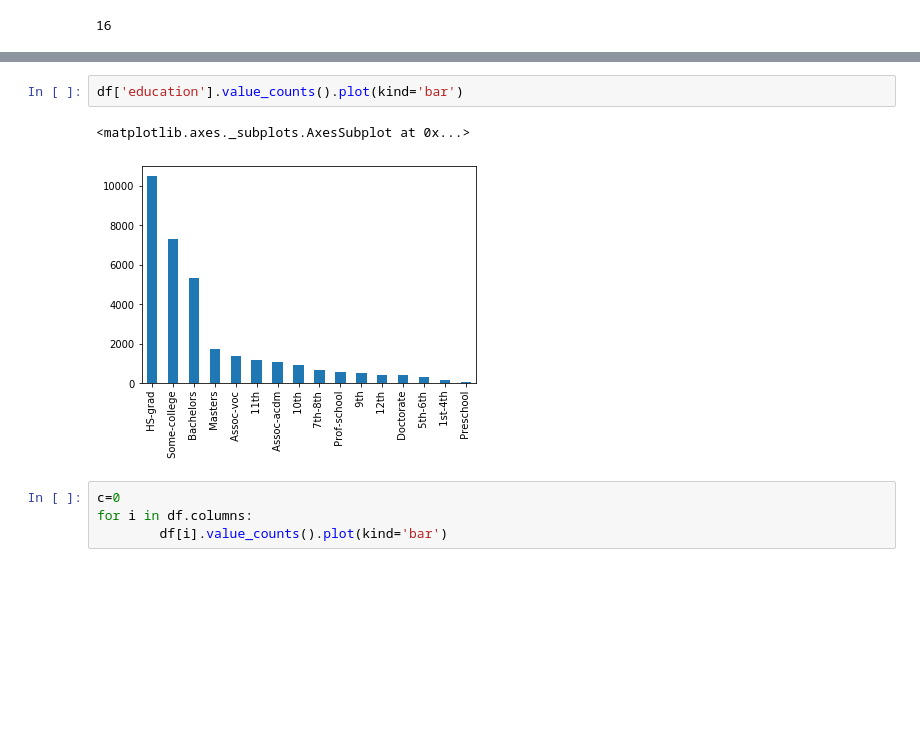
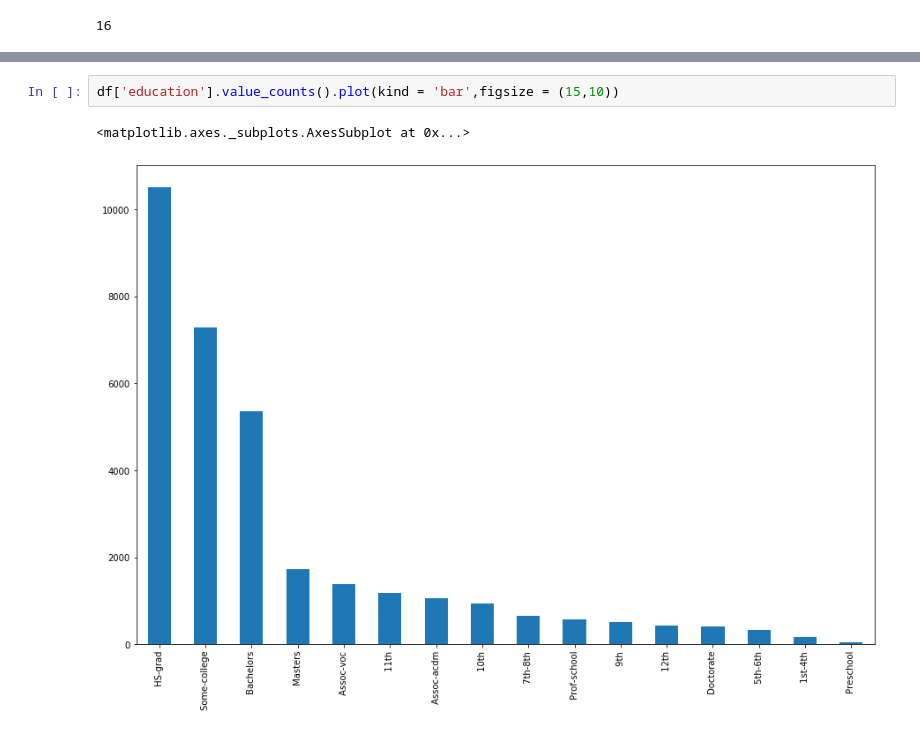
Before and after one commit to chandratop/IDS-Project, a Jupyter notebook: Untitled.ipynb, the cells around one changed output, grey strips where cells are left out. Cells and saved outputs as stored; diff of their text form; blank space fills up the shorter version.

Commit message:
Added some visualizations

```diff
--- a/Untitled.ipynb
+++ b/Untitled.ipynb
@@ -59,9 +92,5 @@ len(df['education'].unique())
 # %%
-df['education'].value_counts().plot(kind='bar')
+df['education'].value_counts().plot(kind = 'bar',figsize = (15,10))
 # %% [output]
 <matplotlib.axes._subplots.AxesSubplot at 0x...>
-[figure, old version]
+[figure, new version]
-# %%
-c=0
-for i in df.columns:
-        df[i].value_counts().plot(kind='bar')
```
Also changed, not shown: parts of 28 cells of this notebook, 1 other file.
